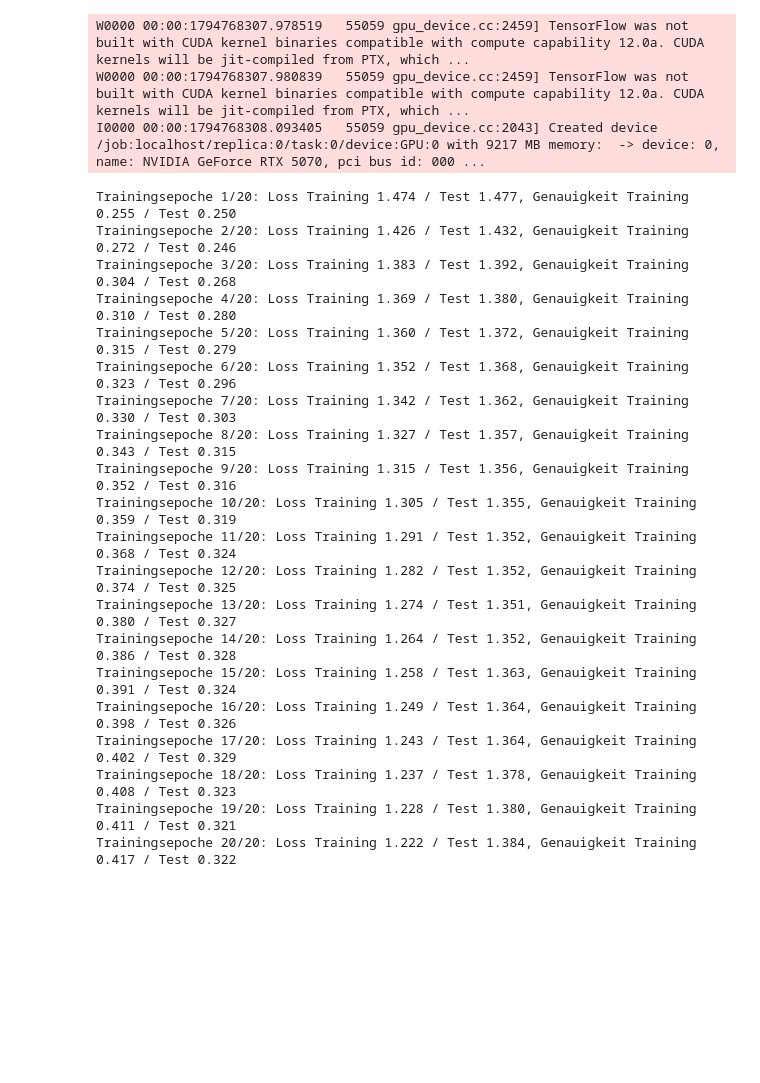
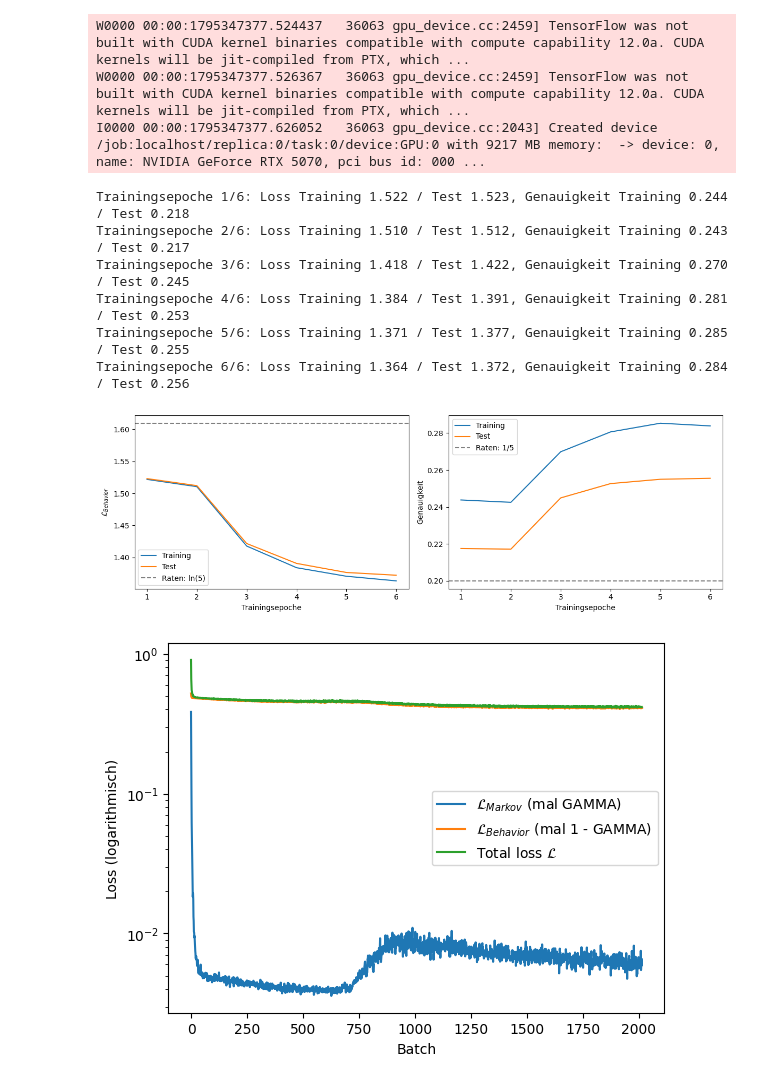
Before and after one commit to ben4dler/bachelor-thesis, a Jupyter notebook: notebooks/BunDLe-Net/notebooks/epoch_model.ipynb, the cells around one changed output. Drawn from its saved outputs; the diff is of its cells as text; code cells hidden in the pictures; blank space fills up the shorter version.

```diff
--- a/notebooks/BunDLe-Net/notebooks/epoch_model.ipynb
+++ b/notebooks/BunDLe-Net/notebooks/epoch_model.ipynb
@@ -178,68 +102,24 @@ def evaluate_windows(model, eeg_data, labels, epoch_numbers, start_time_points):
 # %%
 # Modell hier neu anlegen: Wenn man nur diese Zelle erneut ausführt,
 # startet das Training von vorne statt mit dem alten Modell weiterzumachen.
 model = BunDLeNet(3)
 optimizer = tf.keras.optimizers.Adam(learning_rate=0.001)
 trainer = BunDLeTrainer(model, optimizer)
+random = np.random.default_rng(11)
 
-all_losses = []           # pro Batch: [Markov, Behavior, Total]
-history_per_epoch = []    # pro Trainingsepoche: [Train-Loss, Train-Genauigkeit, Test-Loss, Test-Genauigkeit]
+bundle_trainer = BunDLeTrainer(model, optimizer)
+history_per_epoch, all_losses = bundle_trainer.train_model(X_train, labels_train, X_test, labels_test, epoch_numbers, start_time_points, random, n_epochs)
 
-for training_epoch in range(number_of_training_epochs):
-    shuffled_order = random_generator.permutation(len(epoch_numbers))
-    for batch_start in range(0, len(shuffled_order), preprocessor.BATCH_SIZE):
-        selected_pairs = shuffled_order[batch_start : batch_start + preprocessor.BATCH_SIZE]
-
-        window_pairs, target_labels = preprocessor.build_training_batch(
-            X_train,
-            labels_train,
-            epoch_numbers[selected_pairs],
-            start_time_points[selected_pairs],
-            preprocessor.WINDOW_LENGTH,
-        )
-
-        markov_loss, behaviour_loss, total_loss = trainer.train_step(
-            tf.convert_to_tensor(window_pairs, dtype=tf.float32),
-            tf.convert_to_tensor(target_labels, dtype=tf.int64),
-            gamma=preprocessor.GAMMA,
-        )
-        all_losses.append([float(markov_loss), float(behaviour_loss), float(total_loss)])
-
-    # Nach jeder Trainingsepoche: Training und Test auf dieselbe Art auswerten
-    train_loss, train_accuracy = evaluate_windows(
-        model, X_train, labels_train, train_subset_epoch_numbers, train_subset_start_time_points
-    )
-    test_loss, test_accuracy = evaluate_windows(
-        model, X_test, labels_test, test_epoch_numbers, test_start_time_points
-    )
-    history_per_epoch.append([train_loss, train_accuracy, test_loss, test_accuracy])
-
-    print(
-        f"Trainingsepoche {training_epoch + 1}/{number_of_training_epochs}: "
-        f"Loss Training {train_loss:.3f} / Test {test_loss:.3f}, "
-        f"Genauigkeit Training {train_accuracy:.3f} / Test {test_accuracy:.3f}"
-    )
+plot_loss(history_per_epoch, all_losses, chance_loss, number_of_target_categories, chance_accuracy, preprocessor.GAMMA)
 # %% [output]
-W0000 00:00:1794768307.978519   55059 gpu_device.cc:2459] TensorFlow was not built with CUDA kernel binaries compatible with compute capability 12.0a. CUDA kernels will be jit-compiled from PTX, which ...
-W0000 00:00:1794768307.980839   55059 gpu_device.cc:2459] TensorFlow was not built with CUDA kernel binaries compatible with compute capability 12.0a. CUDA kernels will be jit-compiled from PTX, which ...
-I0000 00:00:1794768308.093405   55059 gpu_device.cc:2043] Created device /job:localhost/replica:0/task:0/device:GPU:0 with 9217 MB memory:  -> device: 0, name: NVIDIA GeForce RTX 5070, pci bus id: 000 ...
+W0000 00:00:1795347377.524437   36063 gpu_device.cc:2459] TensorFlow was not built with CUDA kernel binaries compatible with compute capability 12.0a. CUDA kernels will be jit-compiled from PTX, which ...
+W0000 00:00:1795347377.526367   36063 gpu_device.cc:2459] TensorFlow was not built with CUDA kernel binaries compatible with compute capability 12.0a. CUDA kernels will be jit-compiled from PTX, which ...
+I0000 00:00:1795347377.626052   36063 gpu_device.cc:2043] Created device /job:localhost/replica:0/task:0/device:GPU:0 with 9217 MB memory:  -> device: 0, name: NVIDIA GeForce RTX 5070, pci bus id: 000 ...
-Trainingsepoche 1/20: Loss Training 1.474 / Test 1.477, Genauigkeit Training 0.255 / Test 0.250
-Trainingsepoche 2/20: Loss Training 1.426 / Test 1.432, Genauigkeit Training 0.272 / Test 0.246
-Trainingsepoche 3/20: Loss Training 1.383 / Test 1.392, Genauigkeit Training 0.304 / Test 0.268
-Trainingsepoche 4/20: Loss Training 1.369 / Test 1.380, Genauigkeit Training 0.310 / Test 0.280
-Trainingsepoche 5/20: Loss Training 1.360 / Test 1.372, Genauigkeit Training 0.315 / Test 0.279
-Trainingsepoche 6/20: Loss Training 1.352 / Test 1.368, Genauigkeit Training 0.323 / Test 0.296
-Trainingsepoche 7/20: Loss Training 1.342 / Test 1.362, Genauigkeit Training 0.330 / Test 0.303
-Trainingsepoche 8/20: Loss Training 1.327 / Test 1.357, Genauigkeit Training 0.343 / Test 0.315
-Trainingsepoche 9/20: Loss Training 1.315 / Test 1.356, Genauigkeit Training 0.352 / Test 0.316
-Trainingsepoche 10/20: Loss Training 1.305 / Test 1.355, Genauigkeit Training 0.359 / Test 0.319
-Trainingsepoche 11/20: Loss Training 1.291 / Test 1.352, Genauigkeit Training 0.368 / Test 0.324
-Trainingsepoche 12/20: Loss Training 1.282 / Test 1.352, Genauigkeit Training 0.374 / Test 0.325
-Trainingsepoche 13/20: Loss Training 1.274 / Test 1.351, Genauigkeit Training 0.380 / Test 0.327
-Trainingsepoche 14/20: Loss Training 1.264 / Test 1.352, Genauigkeit Training 0.386 / Test 0.328
-Trainingsepoche 15/20: Loss Training 1.258 / Test 1.363, Genauigkeit Training 0.391 / Test 0.324
-Trainingsepoche 16/20: Loss Training 1.249 / Test 1.364, Genauigkeit Training 0.398 / Test 0.326
-Trainingsepoche 17/20: Loss Training 1.243 / Test 1.364, Genauigkeit Training 0.402 / Test 0.329
-Trainingsepoche 18/20: Loss Training 1.237 / Test 1.378, Genauigkeit Training 0.408 / Test 0.323
-Trainingsepoche 19/20: Loss Training 1.228 / Test 1.380, Genauigkeit Training 0.411 / Test 0.321
-Trainingsepoche 20/20: Loss Training 1.222 / Test 1.384, Genauigkeit Training 0.417 / Test 0.322
+Trainingsepoche 1/6: Loss Training 1.522 / Test 1.523, Genauigkeit Training 0.244 / Test 0.218
+Trainingsepoche 2/6: Loss Training 1.510 / Test 1.512, Genauigkeit Training 0.243 / Test 0.217
+Trainingsepoche 3/6: Loss Training 1.418 / Test 1.422, Genauigkeit Training 0.270 / Test 0.245
+Trainingsepoche 4/6: Loss Training 1.384 / Test 1.391, Genauigkeit Training 0.281 / Test 0.253
+Trainingsepoche 5/6: Loss Training 1.371 / Test 1.377, Genauigkeit Training 0.285 / Test 0.255
+Trainingsepoche 6/6: Loss Training 1.364 / Test 1.372, Genauigkeit Training 0.284 / Test 0.256
+[figure, added]
+[figure, added]
```
Also changed, not shown: parts of 4 cells of this notebook, 6 other files.
